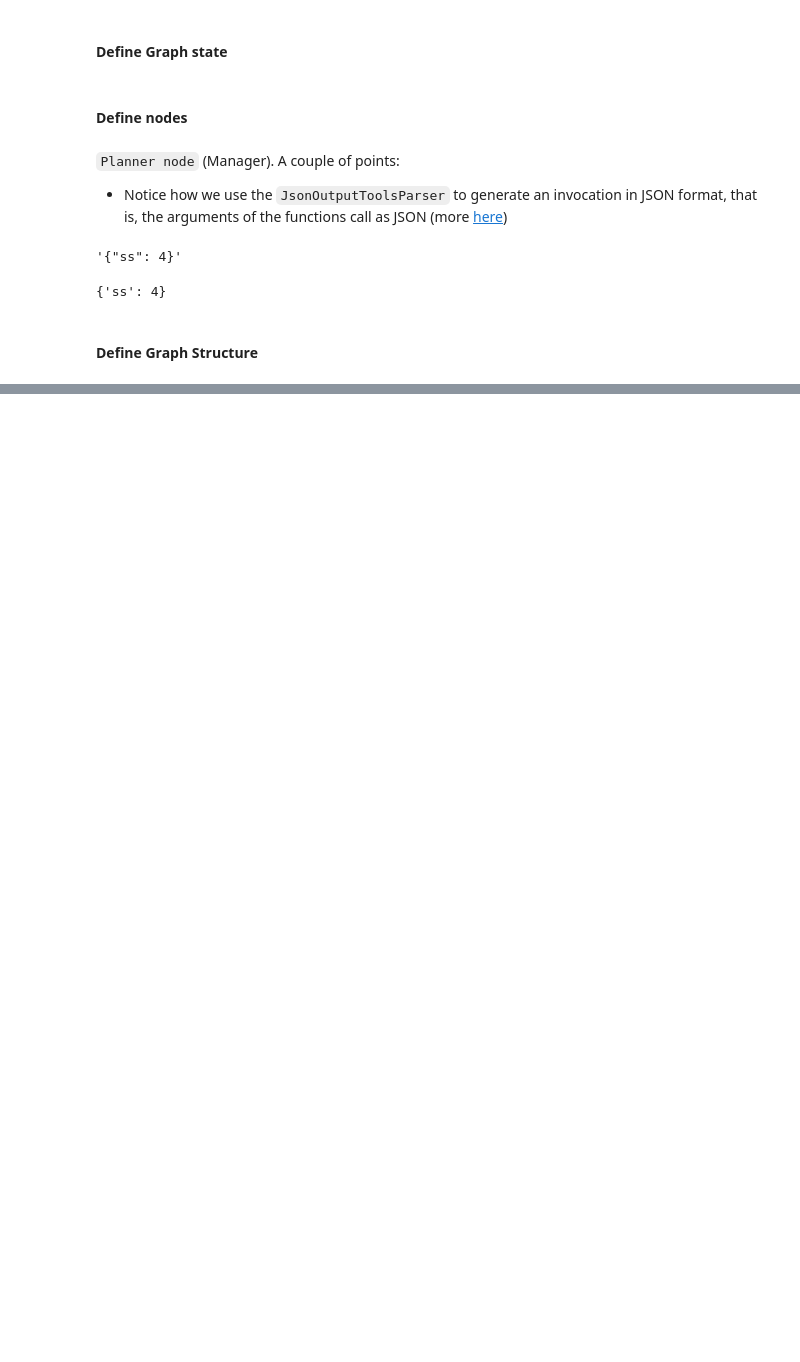
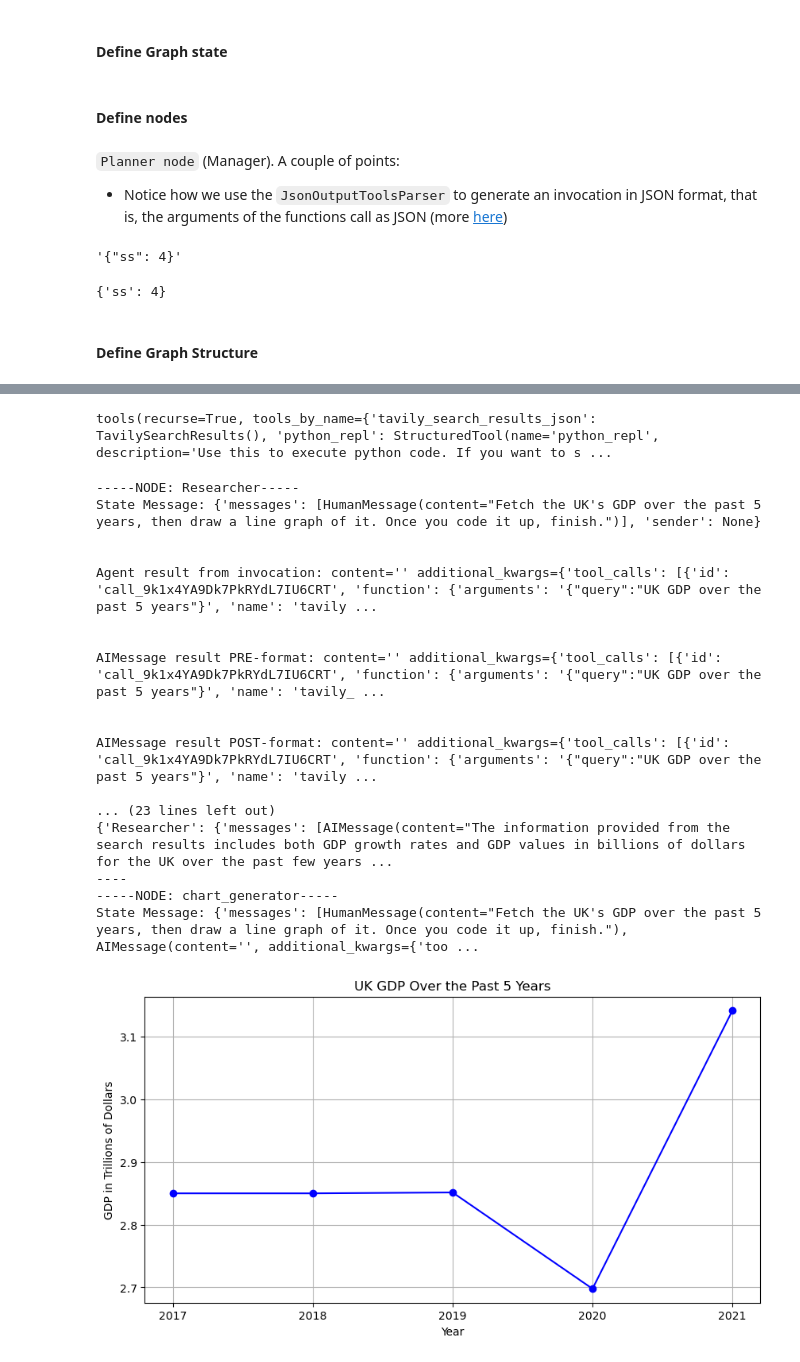
Before and after one commit to jzamalloa1/langchain_learning, a Jupyter notebook: langgraph_multi_agent_1.ipynb, the cells around one changed output, grey strips where cells are left out. Cells and saved outputs as stored; diff of their text form; code cells hidden in the pictures; blank space fills up the shorter version.

Commit message:
completed langgraph agent with mod script. Will develop own next

```diff
--- a/langgraph_multi_agent_1.ipynb
+++ b/langgraph_multi_agent_1.ipynb
@@ -184,7 +196,7 @@ addition_tool(x, y) - Addition of two number
     :param: y: The second number to be added
 {'x': {'title': 'X'}, 'y': {'title': 'Y'}}
 # %%
-tools = [addition_tool, multiplication_tool, web_search_tool]
+tools = [addition_tool, multiplication_tool, division_tool, web_search_tool]
 tool_dict = {i.name:i for i in tools}
 
 tool_dict
@@ -297,0 +479,28 @@ json.loads('{"ss": 4}')
+# %%
+tools = [tavily_tool, python_repl]
+tool_node = ToolNode(tools)
+# %%
+tool_node
+# %% [output]
+tools(recurse=True, tools_by_name={'tavily_search_results_json': TavilySearchResults(), 'python_repl': StructuredTool(name='python_repl', description='Use this to execute python code. If you want to s ...
+# %%
+# Condition edge
+def router(state) -> Literal["call_tool", "__end__", "continue"]:
+
+    print("---ROUTER---")
+
+    # This is the router
+    messages = state["messages"]
+    last_message = messages[-1]
+
+    if last_message.tool_calls:
+        print("Found a Tool Call, will route to call_tool\n\n")
+        # The previous agent is invoking a tool
+        return "call_tool"
+
+    if "FINAL ANSWER" in last_message.content:
+        print ("FINAL ANSWER exists in the last message\n\n")
+        # Any agent decided the work is done
+        return "__end__"
+
+    return "continue" # BY DEFAULT ACCORDING TO THE CONDITIONAL_EDGES GRAPH, IT GOES BACK TO THE OTHER AGENT NODE
@@ -297,0 +539,37 @@ json.loads('{"ss": 4}')
+# %%
+events = graph.stream(
+    {
+        "messages": [
+            HumanMessage(
+                content="Fetch the UK's GDP over the past 5 years,"
+                " then draw a line graph of it."
+                " Once you code it up, finish."
+            )
+        ],
+    },
+    # Maximum number of steps to take in the graph
+    {"recursion_limit": 150},
+)
+# %%
+for s in events:
+    print(s)
+    print("----")
+# %% [output]
+-----NODE: Researcher-----
+State Message: {'messages': [HumanMessage(content="Fetch the UK's GDP over the past 5 years, then draw a line graph of it. Once you code it up, finish.")], 'sender': None}
+
+
+Agent result from invocation: content='' additional_kwargs={'tool_calls': [{'id': 'call_9k1x4YA9Dk7PkRYdL7IU6CRT', 'function': {'arguments': '{"query":"UK GDP over the past 5 years"}', 'name': 'tavily ...
+
+
+AIMessage result PRE-format: content='' additional_kwargs={'tool_calls': [{'id': 'call_9k1x4YA9Dk7PkRYdL7IU6CRT', 'function': {'arguments': '{"query":"UK GDP over the past 5 years"}', 'name': 'tavily_ ...
+
+
+AIMessage result POST-format: content='' additional_kwargs={'tool_calls': [{'id': 'call_9k1x4YA9Dk7PkRYdL7IU6CRT', 'function': {'arguments': '{"query":"UK GDP over the past 5 years"}', 'name': 'tavily ...
+
+... (23 lines left out)
+{'Researcher': {'messages': [AIMessage(content="The information provided from the search results includes both GDP growth rates and GDP values in billions of dollars for the UK over the past few years ...
+----
+-----NODE: chart_generator-----
+State Message: {'messages': [HumanMessage(content="Fetch the UK's GDP over the past 5 years, then draw a line graph of it. Once you code it up, finish."), AIMessage(content='', additional_kwargs={'too ...
+[figure, added]
```
Also changed, not shown: parts of 28 cells of this notebook.
